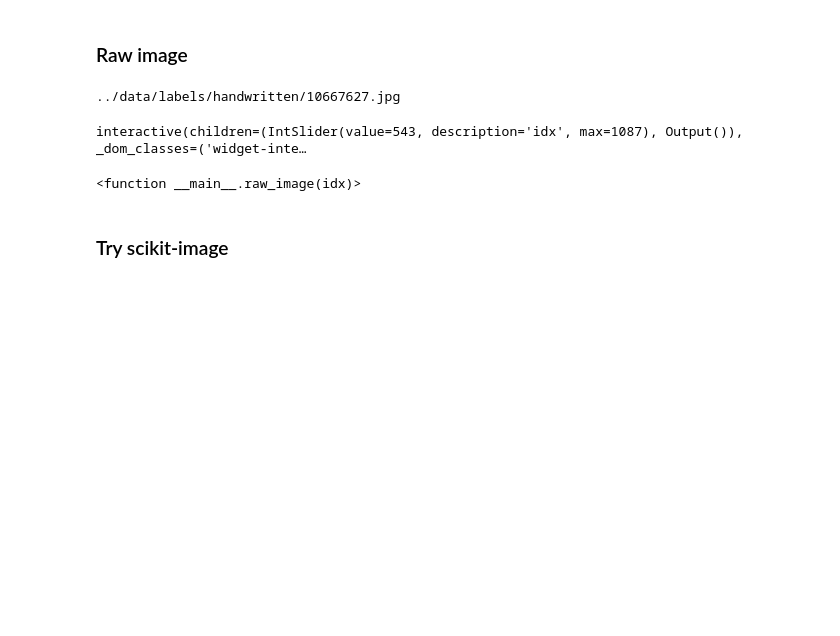
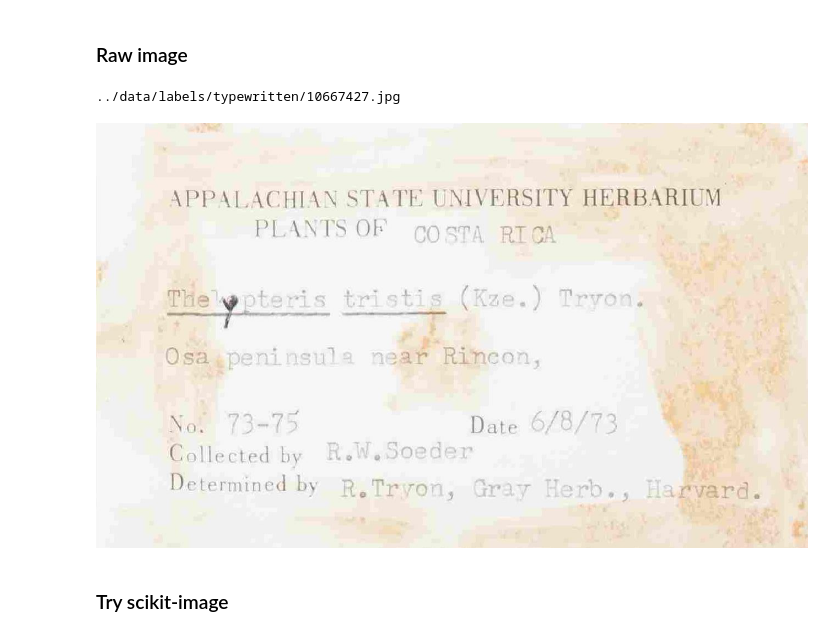
Before and after one commit to rafelafrance/digi_leap_old, a Jupyter notebook: scratch/binarize_image.ipynb, the cells around one changed output. Saved outputs shown, nothing was run; the diff lists cells and outputs as text; code cells hidden in the pictures; blank space fills up the shorter version.

```diff
--- a/scratch/binarize_image.ipynb
+++ b/scratch/binarize_image.ipynb
@@ -21,25 +20,26 @@ from wand.drawing import Drawing
 # %%
 DATA_DIR = Path('..') / 'data'
 LABELS_DIR = DATA_DIR / 'labels' / 'typewritten'
-LABELS_DIR = DATA_DIR / 'labels' / 'handwritten'
+# LABELS_DIR = DATA_DIR / 'labels' / 'handwritten'
 # %% [markdown]
 ### Raw image
 # %%
 IMAGES = sorted(LABELS_DIR.glob('*.jpg'))
-print(IMAGES[46])
+
+IDX = 46
-# %% [output]
-../data/labels/handwritten/10667627.jpg
 # %%
 def raw_image(idx):
-    image = PImage.open(IMAGES[idx])
+    path = IMAGES[idx]
+    print(path)
+    image = PImage.open(path)
     display(image)
 
 
-# raw_image(46)
-interact(raw_image, idx=(0, len(IMAGES) - 1))
+raw_image(IDX)
+# interact(raw_image, idx=(0, len(IMAGES) - 1))
 # %% [output]
-interactive(children=(IntSlider(value=543, description='idx', max=1087), Output()), _dom_classes=('widget-inte…
+../data/labels/typewritten/10667427.jpg
-<function __main__.raw_image(idx)>
+[figure, added]
 # %% [markdown]
 ### Try scikit-image
 # %%
```
Also changed, not shown: parts of 4 cells of this notebook, 13 other files.
